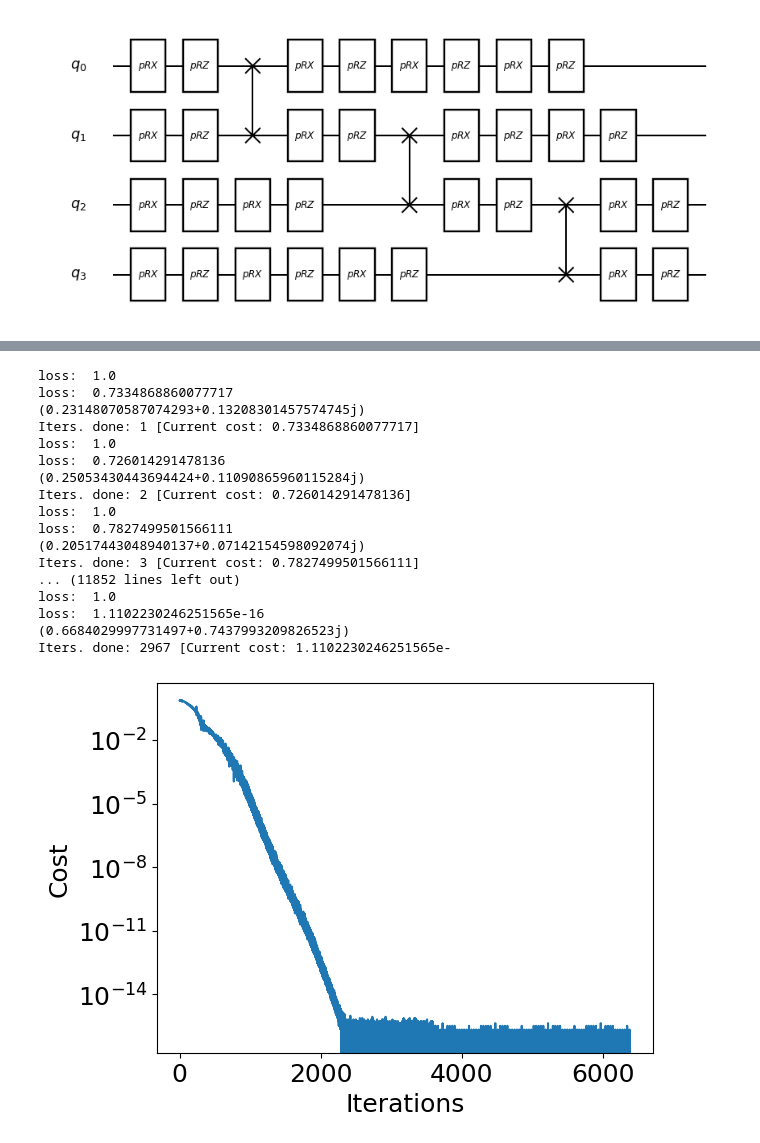
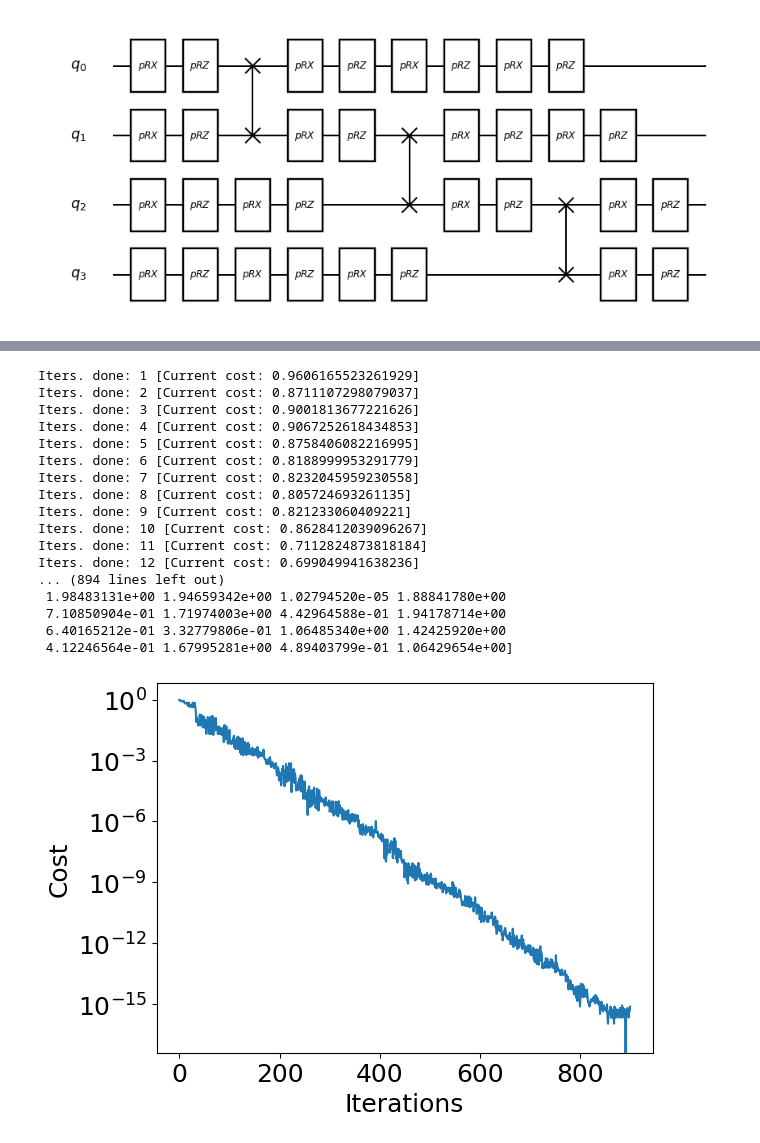
Before and after one commit to sofips/optimal_qst, a Jupyter notebook: qulacs.ipynb, the cells around one changed output, grey strips where cells are left out. Saved outputs shown, nothing was run; the diff lists cells and outputs as text; code cells hidden in the pictures.

```diff
--- a/qulacs.ipynb
+++ b/qulacs.ipynb
@@ -55,4 +151,13 @@ circuit_drawer(qc,'mpl')
 parameter_count = qc.get_parameter_count()
 theta_init = [qc.get_parameter(ind) for ind in range(parameter_count)]
 print(f'Initial {parameter_count} parameters: {theta_init}')
+
+def parameters_to_matrix(theta,nqubit,cdepth):
+    theta = np.array(theta).reshape(2*(cdepth+1),nqubit).transpose()
+    return theta
+
+theta_init = parameters_to_matrix(theta_init,nqubit,cdepth)
+np.set_printoptions(formatter={'float': '{: 0.2f}'.format})
+print(f'Initial parameters matrix: \n{theta_init}')
+np.set_printoptions()
 # %% [output]
@@ -157,0 +184,14 @@ def cost_func(theta):
+# %%
+def calculate_fidelity(theta):
+
+    nstate = QuantumState(nqubit) # Estado objetivo
+    nstate.set_computational_basis(0b1000) # |N> en la base computacional
+
+    state = QuantumState(nqubit)
+    state.set_computational_basis(0b0001) # |1> en la base computacional
+
+    set_U_out(theta)
+
+    qc.update_quantum_state(state)
+
+    return np.abs(inner_product(state,nstate))
@@ -158,43 +208,62 @@ def cost_func(theta):
+# %%
+# Cálculo de función costo
+def cost_func(theta):
+    '''
+    theta: ndarray of length c_depth * nqubit * 3
+    '''
+    global cost_history_dict
+
+    L = 1-calculate_fidelity(theta)
+
+    cost_history_dict["iters"] += 1
+    cost_history_dict["prev_vector"] = theta
+    cost_history_dict["cost_history"].append(L)
+
+    print(f"Iters. done: {cost_history_dict['iters']} [Current cost: {L}]")
+
+    return L
 # %%
 from scipy.optimize import minimize
+
 cost_history_dict = {
     "prev_vector": None,
     "iters": 0,
     "cost_history": [],
 }
-result = minimize(cost_func, theta_init, method='Nelder-Mead', tol=1e-16)
+bounds = [(0, 2*np.pi) for i in range(parameter_count)]
+result = minimize(cost_func, theta_init, method='cobyla', tol=1e-8, bounds=bounds)
 print(result.message)
 print(result.fun)
 print(result.x/np.pi)
 
 all(cost_history_dict["prev_vector"] == result.x)
 cost_history_dict["iters"] == result.nfev
 fig, ax = plt.subplots()
 ax.plot(range(cost_history_dict["iters"]), cost_history_dict["cost_history"])
 ax.axhline(y=0, color='r', linestyle='--', label="Energía objetivo (-1.84)")
 ax.set_xlabel("Iterations")
 ax.set_ylabel("Cost")
 ax.set_yscale("log")
 plt.draw()
 # %% [output]
-loss:  1.0
-loss:  0.7334868860077717
-(0.23148070587074293+0.13208301457574745j)
-Iters. done: 1 [Current cost: 0.7334868860077717]
-loss:  1.0
-loss:  0.726014291478136
-(0.25053430443694424+0.11090865960115284j)
-Iters. done: 2 [Current cost: 0.726014291478136]
-loss:  1.0
-loss:  0.7827499501566111
-(0.20517443048940137+0.07142154598092074j)
-Iters. done: 3 [Current cost: 0.7827499501566111]
-... (11852 lines left out)
-loss:  1.0
-loss:  1.1102230246251565e-16
-(0.6684029997731497+0.7437993209826523j)
-Iters. done: 2967 [Current cost: 1.1102230246251565e-
+Iters. done: 1 [Current cost: 0.9606165523261929]
+Iters. done: 2 [Current cost: 0.8711107298079037]
+Iters. done: 3 [Current cost: 0.9001813677221626]
+Iters. done: 4 [Current cost: 0.9067252618434853]
+Iters. done: 5 [Current cost: 0.8758406082216995]
+Iters. done: 6 [Current cost: 0.8188999953291779]
+Iters. done: 7 [Current cost: 0.8232045959230558]
+Iters. done: 8 [Current cost: 0.805724693261135]
+Iters. done: 9 [Current cost: 0.821233060409221]
+Iters. done: 10 [Current cost: 0.8628412039096267]
+Iters. done: 11 [Current cost: 0.7112824873818184]
+Iters. done: 12 [Current cost: 0.699049941638236]
+... (894 lines left out)
+ 1.98483131e+00 1.94659342e+00 1.02794520e-05 1.88841780e+00
+ 7.10850904e-01 1.71974003e+00 4.42964588e-01 1.94178714e+00
+ 6.40165212e-01 3.32779806e-01 1.06485340e+00 1.42425920e+00
+ 4.12246564e-01 1.67995281e+00 4.89403799e-01 1.06429654e+00]
-[figure, old version]
+[figure, new version]
 # %%
 parameter_count = qc.get_parameter_count()
 theta_fin = [qc.get_parameter(ind) for ind in range(parameter_count)]
```
Also changed, not shown: parts of 31 cells of this notebook.
